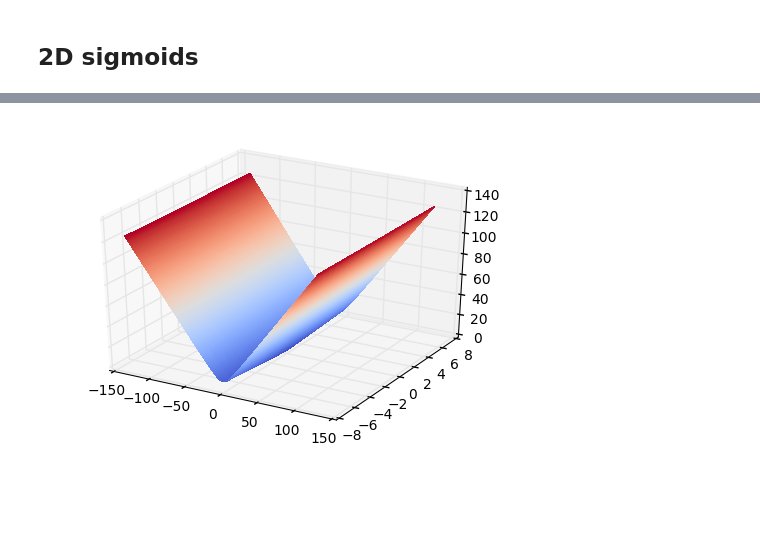
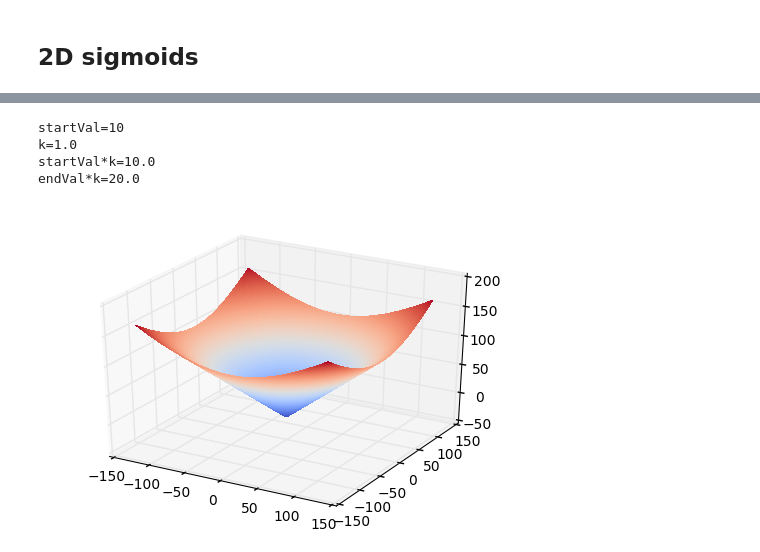
Before and after one commit to egorananyev/mc, a Jupyter notebook: analysis/test.ipynb, the cells around one changed output, grey strips where cells are left out. Cells and saved outputs as stored; diff of their text form; code cells hidden in the pictures; blank space fills up the shorter version.

```diff
--- a/analysis/test.ipynb
+++ b/analysis/test.ipynb
@@ -39,8 +39,13 @@ print sigmoid(x)
 ## 2D sigmoids
 # %%
 %matplotlib inline
+# loading libraries
 import matplotlib.pyplot as plt
 from matplotlib import cm
 from mpl_toolkits.mplot3d import Axes3D # for 3D projection
+# initiating constants:
 grtSz = 256
-fixR = 10 # fixation radius
+fixR = 10 # fixation radius - this will be entirely blank
+fixFade = 10 # the fading over this many pixels
+boundR = 115
+boundFade = (grtSz/2)-boundR
@@ -50,11 +52,19 @@ def sigmoid2d(x,y):
 # %%
 x = np.arange(-grtSz/2,grtSz/2)
 y = np.arange(-grtSz/2,grtSz/2)
+#print '===x==='
+#print x
+#print '===y==='
+#print y
 x, y = np.meshgrid(x, y)
-R = np.sqrt(x**2 + y**2)
-#Z = sigmoid2d(x,y)
-Z = sigmoid(R)
-Z = np.sin(R)
+#print '===x==='
+#print x+.5
+#print '===y==='
+#print y+.5
+#print '===R==='
+#R = np.sqrt(x**2 + y**2)
+R = np.sqrt((x+.5)**2 + (y+.5)**2) # adding .5 ensures symmetry
+#print R
 # %%
 fig = plt.figure()
 ax = fig.gca(projection='3d')
@@ -65,0 +81,17 @@ plt.show()
+# %%
+# transforming R such that the pixels within fixR are < -5 and within fixR+fixFade are > 5
+transR = R * (10./fixFade)
+newR = transR - (fixR * (10./fixFade)) - 5
+fixMask = sigmoid(newR)*2 - 1
+print 'startVal=' + str(fixR)
+print 'k=' + str(10./fixFade)
+print 'startVal*k=' + str((10./fixFade)*fixR)
+print 'endVal*k=' + str((10./fixFade)*(fixR+fixFade))
+#print R
+#print transR
+#print newR
+# %% [output]
+startVal=10
+k=1.0
+startVal*k=10.0
+endVal*k=20.0
@@ -66,8 +104,8 @@ plt.show()
 # %%
 fig = plt.figure()
 ax = fig.gca(projection='3d')
-surf = ax.plot_surface(x[120:136], y[120:136], R[120:136], rstride=1, cstride=1, cmap=cm.coolwarm,
+surf = ax.plot_surface(x, y, newR, rstride=1, cstride=1, cmap=cm.coolwarm,
                        linewidth=0, antialiased=False)
 plt.show()
 # %% [output]
-[figure, old version]
+[figure, new version]
```
Also changed, not shown: parts of 12 cells of this notebook.
